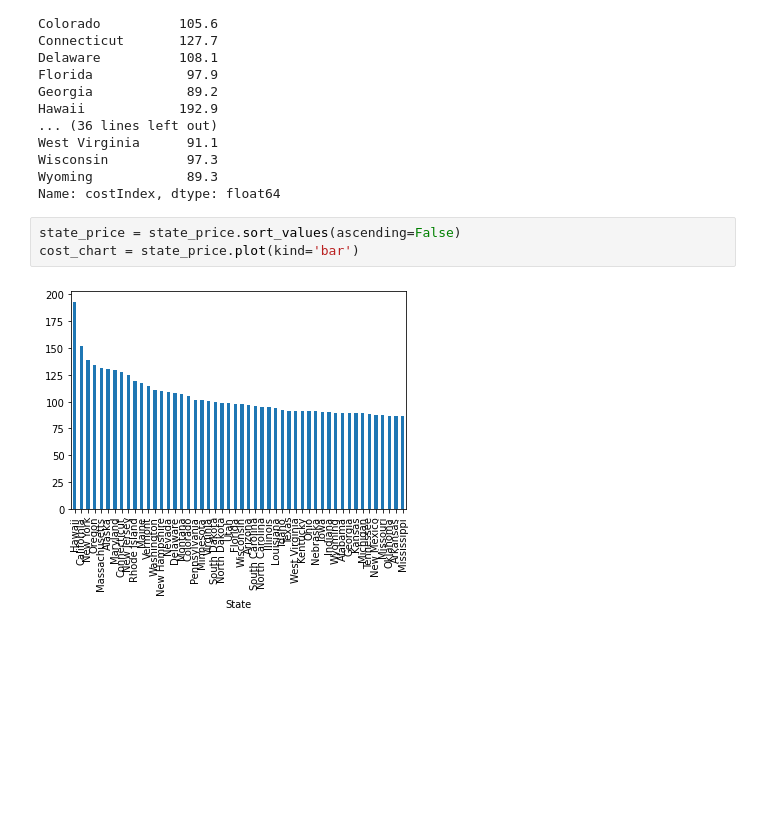
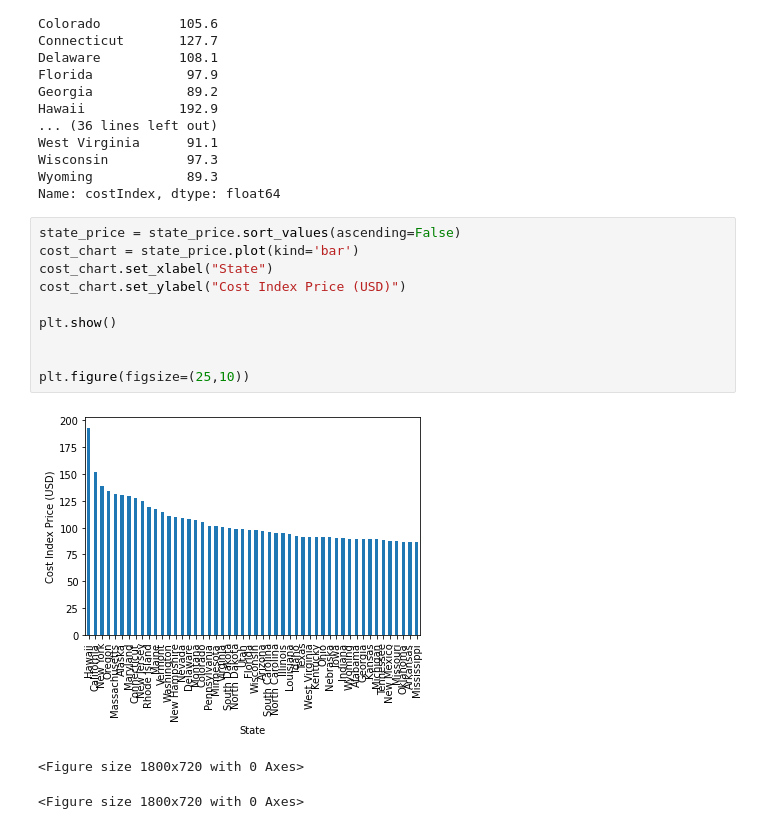
Before and after one commit to gpivaro/Project_1, a Jupyter notebook: CostOfLiving_Notebook.ipynb, the cells around one changed output. Cells and saved outputs as stored; diff of their text form; blank space fills up the shorter version.

Commit message:
labeled chart

```diff
--- a/CostOfLiving_Notebook.ipynb
+++ b/CostOfLiving_Notebook.ipynb
@@ -51,5 +51,14 @@ Name: costIndex, dtype: float64
 # %%
 state_price = state_price.sort_values(ascending=False)
 cost_chart = state_price.plot(kind='bar')
+cost_chart.set_xlabel("State")
+cost_chart.set_ylabel("Cost Index Price (USD)")
+
+plt.show()
+
+
+plt.figure(figsize=(25,10))
 # %% [output]
-[figure, old version]
+[figure, new version]
+<Figure size 1800x720 with 0 Axes>
+<Figure size 1800x720 with 0 Axes>
```
